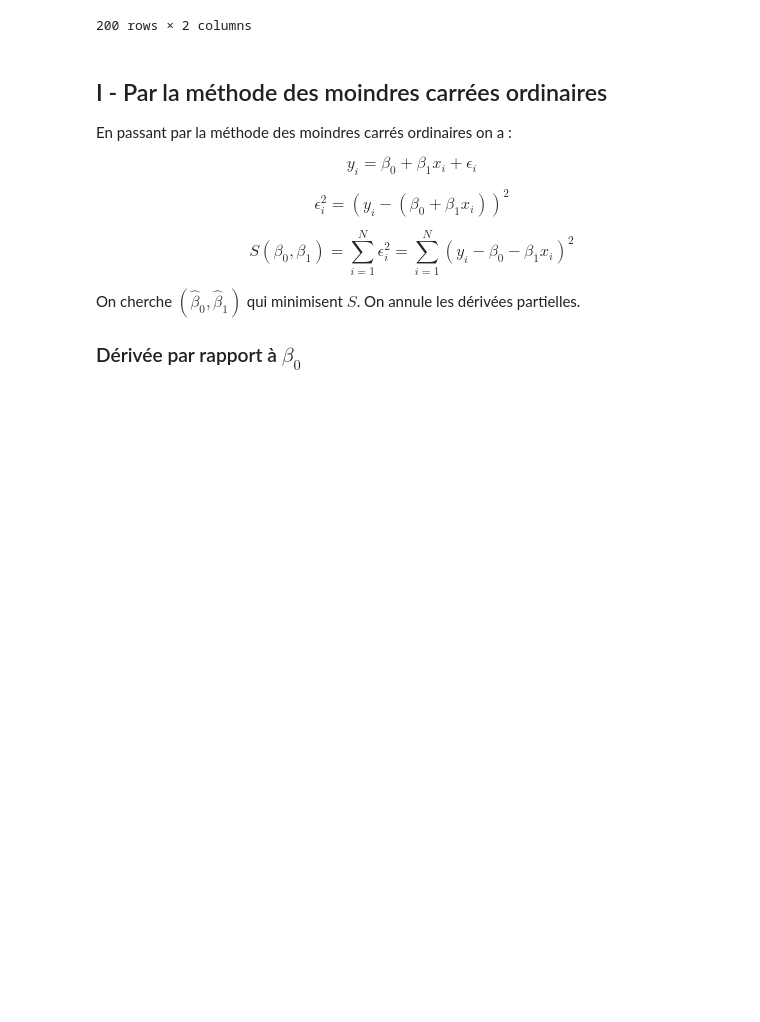
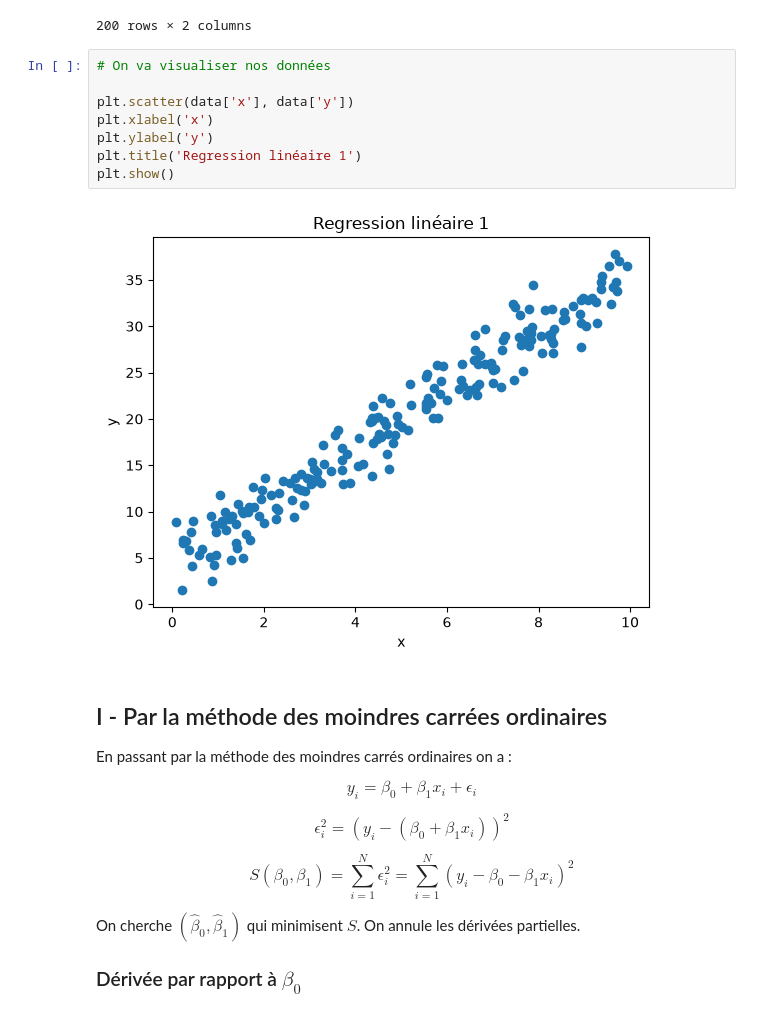
Before and after one commit to caladriusllc-code/caladrius-ml-learn, a Jupyter notebook: mldl/chp1.ipynb, the cells around one changed output. Saved outputs shown, nothing was run; the diff lists cells and outputs as text; blank space fills up the shorter version.

```diff
--- a/mldl/chp1.ipynb
+++ b/mldl/chp1.ipynb
@@ -25,6 +25,16 @@ data
 | 198 | 1.964 | 12.297 |
 | 199 | 3.103 | 14.586 |
 200 rows × 2 columns
+# %%
+# On va visualiser nos données
+
+plt.scatter(data['x'], data['y'])
+plt.xlabel('x')
+plt.ylabel('y')
+plt.title('Regression linéaire 1')
+plt.show()
+# %% [output]
+[figure, added]
 # %% [markdown]
 ## I - Par la méthode des moindres carrées ordinaires
 
```
Also changed, not shown: parts of 4 cells of this notebook.
